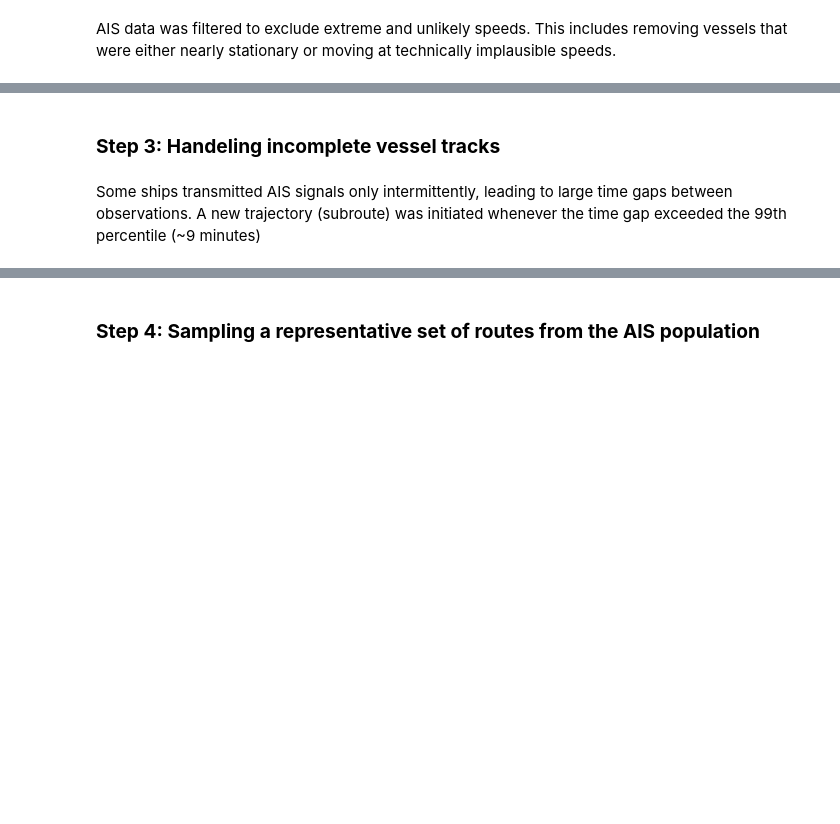
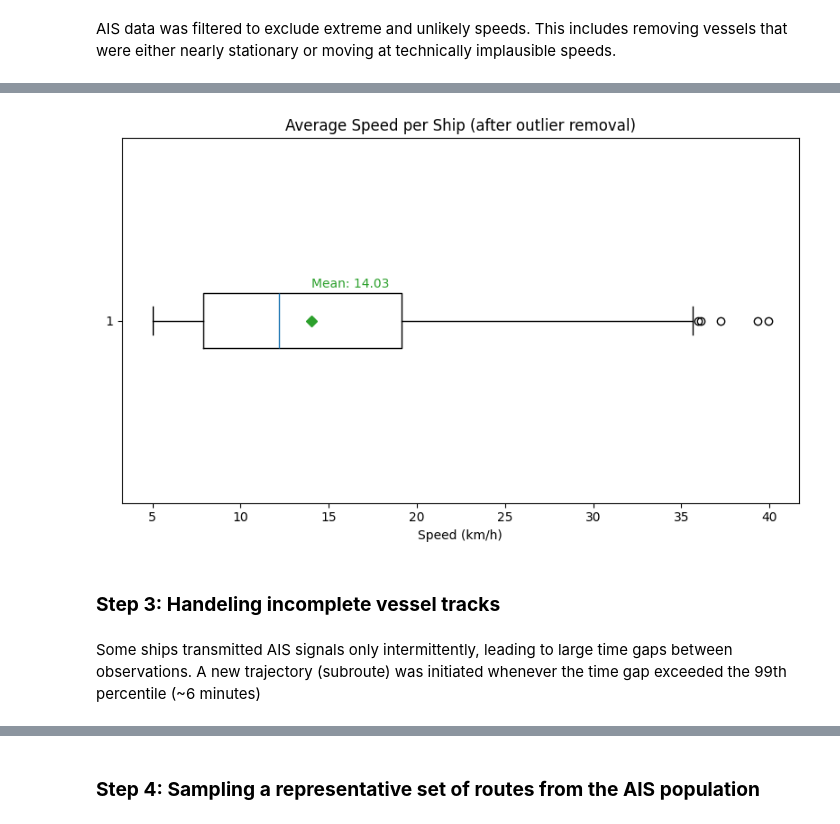
Before and after one commit to grimmmbo/AIS_RF_matching, a Jupyter notebook: notebooks/02_data_preparation.ipynb, the cells around one changed output, grey strips where cells are left out. Saved outputs shown, nothing was run; the diff lists cells and outputs as text; code cells hidden in the pictures; blank space fills up the shorter version.

```diff
--- a/notebooks/02_data_preparation.ipynb
+++ b/notebooks/02_data_preparation.ipynb
@@ -77,7 +122,30 @@ plt.show()
+# %%
+data = avg_speeds_boxplot_2["speed_kph"]
+mean_speed = data.mean()
+
+fig, ax = plt.subplots(figsize=(8, 5))
+box = ax.boxplot(
+    data,
+    vert=False,
+    showmeans=True,
+    meanprops=dict(marker='D', markerfacecolor='tab:green', markeredgecolor='tab:green')
+)
+
+for median in box['medians']:
+    median.set_color('tab:blue')
+
+ax.text(mean_speed, 1.1, f"Mean: {mean_speed:.2f}", color='tab:green', ha='left', va='center')
+
+ax.set_title("Average Speed per Ship (after outlier removal)")
+ax.set_xlabel("Speed (km/h)")
+plt.tight_layout()
+plt.show()
+# %% [output]
+[figure, added]
 # %% [markdown]
 ### __Step 3: Handeling incomplete vessel tracks__
 # %% [markdown]
-Some ships transmitted AIS signals only intermittently, leading to large time gaps between observations. A new trajectory (subroute) was initiated whenever the time gap exceeded the 99th percentile (~9 minutes)
+Some ships transmitted AIS signals only intermittently, leading to large time gaps between observations. A new trajectory (subroute) was initiated whenever the time gap exceeded the 99th percentile (~6 minutes)
 # %%
 df_prep_step3 = df_prep_step2.copy()
 df_prep_step3 = split_into_continuous_tracks(df_prep_step3)
```
Also changed, not shown: parts of 24 cells of this notebook, 18 other files.
